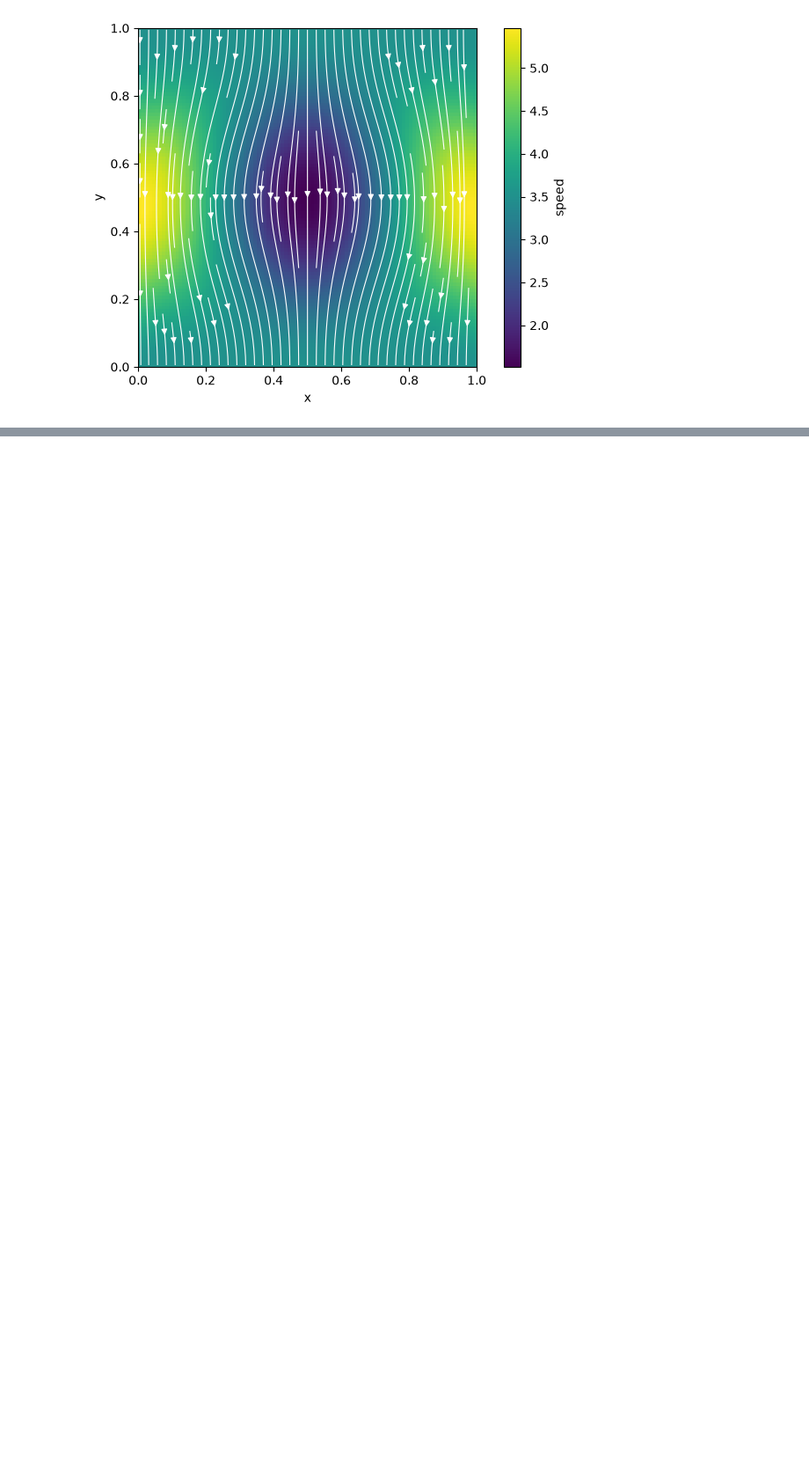
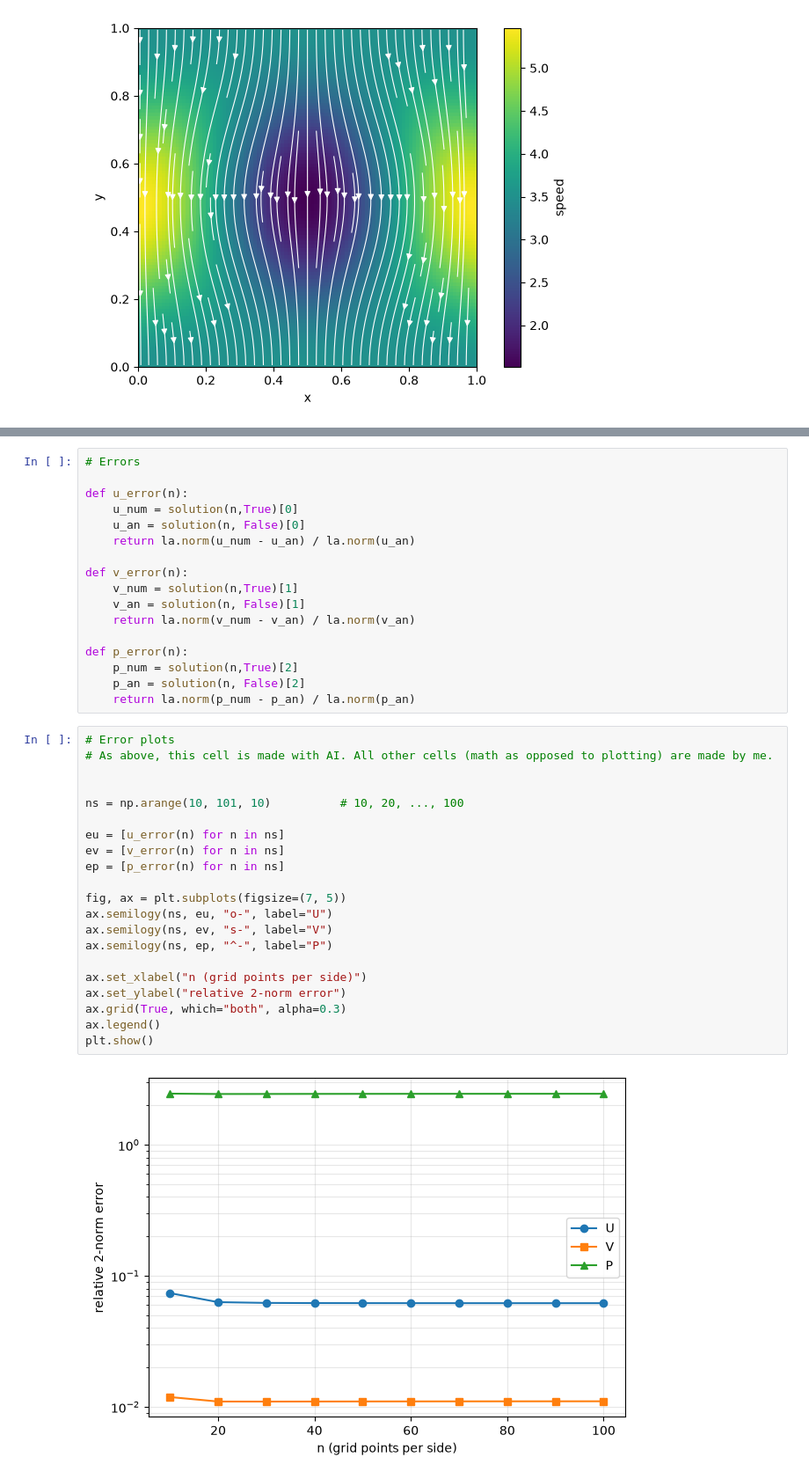
Before and after one commit to sgravelle/pde_hw1, a Jupyter notebook: hw1.ipynb, the cells around one changed output, grey strips where cells are left out. Shown at 88% size. Drawn from its saved outputs; the diff is of its cells as text; blank space fills up the shorter version.

Commit message:
error plots (erroneous)

```diff
--- a/hw1.ipynb
+++ b/hw1.ipynb
@@ -248,0 +478,40 @@ fig.savefig("sol_plot.pdf", bbox_inches="tight")
+# %%
+# Errors
+
+def u_error(n):
+    u_num = solution(n,True)[0]
+    u_an = solution(n, False)[0]
+    return la.norm(u_num - u_an) / la.norm(u_an)
+
+def v_error(n):
+    v_num = solution(n,True)[1]
+    v_an = solution(n, False)[1]
+    return la.norm(v_num - v_an) / la.norm(v_an)
+
+def p_error(n):
+    p_num = solution(n,True)[2]
+    p_an = solution(n, False)[2]
+    return la.norm(p_num - p_an) / la.norm(p_an)
+# %%
+# Error plots
+# As above, this cell is made with AI. All other cells (math as opposed to plotting) are made by me.
+
+
+ns = np.arange(10, 101, 10)          # 10, 20, ..., 100
+
+eu = [u_error(n) for n in ns]
+ev = [v_error(n) for n in ns]
+ep = [p_error(n) for n in ns]
+
+fig, ax = plt.subplots(figsize=(7, 5))
+ax.semilogy(ns, eu, "o-", label="U")
+ax.semilogy(ns, ev, "s-", label="V")
+ax.semilogy(ns, ep, "^-", label="P")
+
+ax.set_xlabel("n (grid points per side)")
+ax.set_ylabel("relative 2-norm error")
+ax.grid(True, which="both", alpha=0.3)
+ax.legend()
+plt.show()
+# %% [output]
+[figure, added]
```
Also changed, not shown: parts of 5 cells of this notebook, 2 other files.
